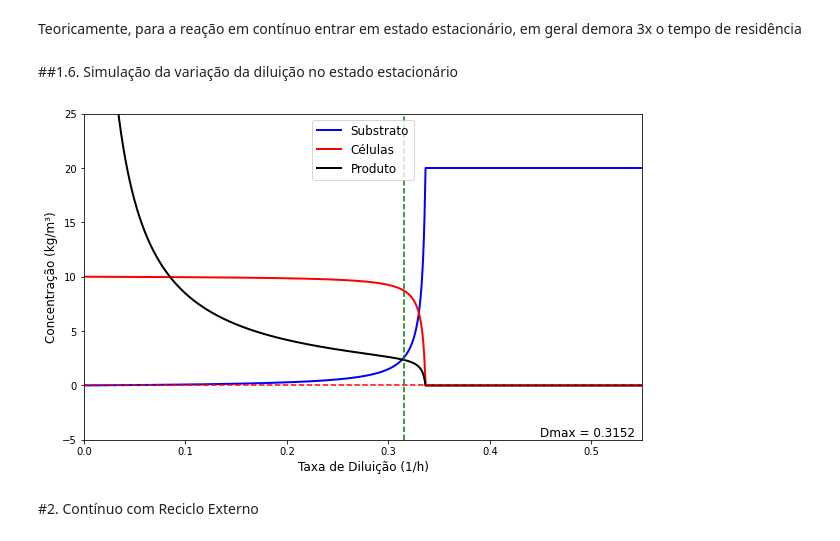
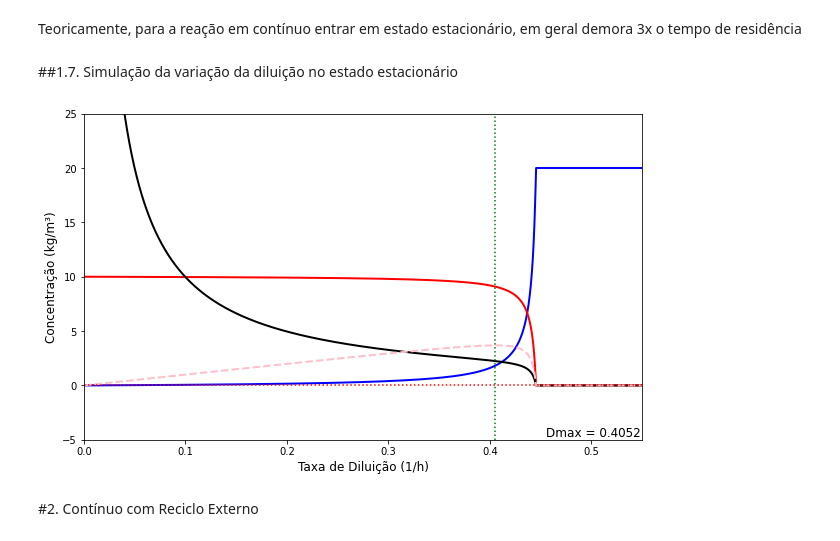
Before and after one commit to VitorMazziero/Processos-Fermentativos, a Jupyter notebook: Modelos Cineticos para Simulação - Contínuo.ipynb, the cells around one changed output. Cells and saved outputs as stored; diff of their text form; code cells hidden in the pictures.

```diff
--- a/Modelos Cineticos para Simulação - Contínuo.ipynb
+++ b/Modelos Cineticos para Simulação - Contínuo.ipynb
@@ -240,7 +264,7 @@ Definindo a **tempo de residência** como $\tau = \frac{1}{D}$
 # %% [markdown]
 Teoricamente, para a reação em contínuo entrar em estado estacionário, em geral demora 3x o tempo de residência
 # %% [markdown]
-##1.6. Simulação da variação da diluição no estado estacionário
+##1.7. Simulação da variação da diluição no estado estacionário
 # %%
 # Simulação - Contínuo
 
@@ -249,37 +273,77 @@ Teoricamente, para a reação em contínuo entrar em estado estacionário, em ge
 Created on Wed Sep  7 15:36:42 2022
 
 @author: Vítor Teixeira Mazziero - UNESP Araraquara
 """
 
+import warnings
 import numpy as np
 import matplotlib.pyplot as plt
 
 # Concentrações de alimentação
 Cxe=0
-Cse=20
+Cse=20.0
 Cpe=0
 
 # Parâmetros para crescimento celular
-μmax = 0.35
-kd = 0.01
+μmax = 0.5
+kd = 0.05
 Ks = 0.2
 
 # Parâmetros para consumo de substrato
 Yxs = 0.5
 
 # Parâmetros para formação de produto
 α = 0.1
 β = 0.05
 Kdp = 0
 
 # Taxa de diluição (de 0 até 0.495)
-D=np.arange(0.0001,0.55,0.0001) #[D]=1/h
+D=np.arange(0.0001,0.58,0.0001) #[D]=1/h
 
 # Concentração de Células (kg/m³)
-Cs=(Ks*D)/(μmax-kd-D) #Eq.(9)
+Cs=(Ks*D)/(μmax-kd-D) #Eq.(18)
 
 # Concentração de Células (kg/m³)
-Cx=Yxs*(Cse-Cs)
+Cx=Yxs*(Cse-Cs) #Eq.(19)
 
 # Concentração de Produto (kg/m³)
-Cp=((D*Cpe)+(α*μmax*Cx)+(β*Cx))/(D+Kdp)
+Cp=((D*Cpe)+(α*μmax*Cx)+(β*Cx))/(D+Kdp) #Eq.(17)
+
+#Produtividade
+P = Cx*D
+
+# Dmax
+Dmax = - np.sqrt((kd - μmax)**2 * Ks*(Cse + Ks))/(Cse + Ks) - kd + μmax
+
+# Ignorar Concentrações Indefinidas
+for i in range(len(D)):
+    if Cs[i]>=Cse or Cs[i]<0 :
+      Cs[i]=Cse
+      Cp[i]=Cpe
+      Cx[i]=Cxe
+      P[i]=0
+
+warnings.filterwarnings("ignore")
+
+# Construção do Gráfico
+
+plt.figure(figsize=(10,6), facecolor="white", edgecolor="black")
+
+plt.plot(D, Cs, label = "Substrato", color="blue", linewidth=2, linestyle="-")
+plt.plot(D, Cx, label = "Células", color="red", linewidth=2, linestyle="-")
+plt.plot(D, Cp, label = "Produto", color="black", linewidth=2, linestyle="-")
+plt.plot(D, P, label = "Produtiv", color="pink", linewidth=2, linestyle="--")
+
+plt.xlabel("Taxa de Diluição (1/h)", fontdict={'fontsize':12})
+plt.ylabel("Concentração (kg/m³)", fontdict={'fontsize':12})
+
+plt.ylim([-5, 25])
+plt.xlim([0, 0.55])
+
+plt.axhline(0, color = 'r', linestyle = ':')
+plt.axvline(Dmax, color = 'g', linestyle = ':')
+plt.text(y=20, x=Dmax, s='Dmax = %.4f' %Dmax, fontsize = '12', position= (0.455,-4.7))
+
+plt.show()
+# %% [output]
+[figure, added]
@@ -296,27 +350,3 @@ for i in range(len(D)):
-# %%
-# Construção do Gráfico
-
-plt.figure(figsize=(10,6), facecolor="white", edgecolor="black")
-
-plt.plot(D, Cs, label = "Substrato", color="blue", linewidth=2, linestyle="-")
-plt.plot(D, Cx, label = "Células", color="red", linewidth=2, linestyle="-")
-plt.plot(D, Cp, label = "Produto", color="black", linewidth=2, linestyle="-")
-
-plt.xlabel("Taxa de Diluição (1/h)", fontdict={'fontsize':12})
-plt.ylabel("Concentração (kg/m³)", fontdict={'fontsize':12})
-
-plt.ylim([-5, 25])
-plt.xlim([0, 0.55])
-
-plt.axhline(0, color = 'r', linestyle = '--')
-plt.axvline(Dmax, color = 'g', linestyle = '--')
-plt.text(y=20, x=Dmax, s='Dmax = %.4f' %Dmax, fontsize = '12', position= (0.45,-4.7))
-
-plt.legend(loc='upper center', fontsize=12)
-
-plt.show()
-# %% [output]
-[figure, removed]
 # %% [markdown]
 #2. Contínuo com Reciclo Externo
 # %% [markdown]
```
Also changed, not shown: parts of 37 cells of this notebook.
